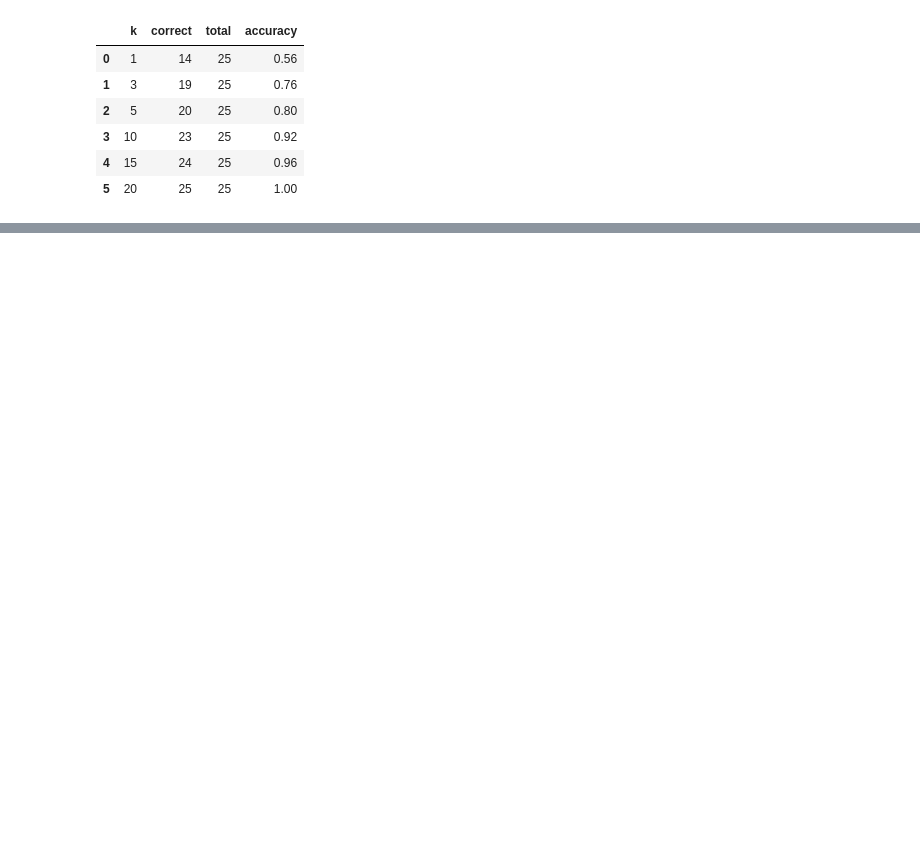
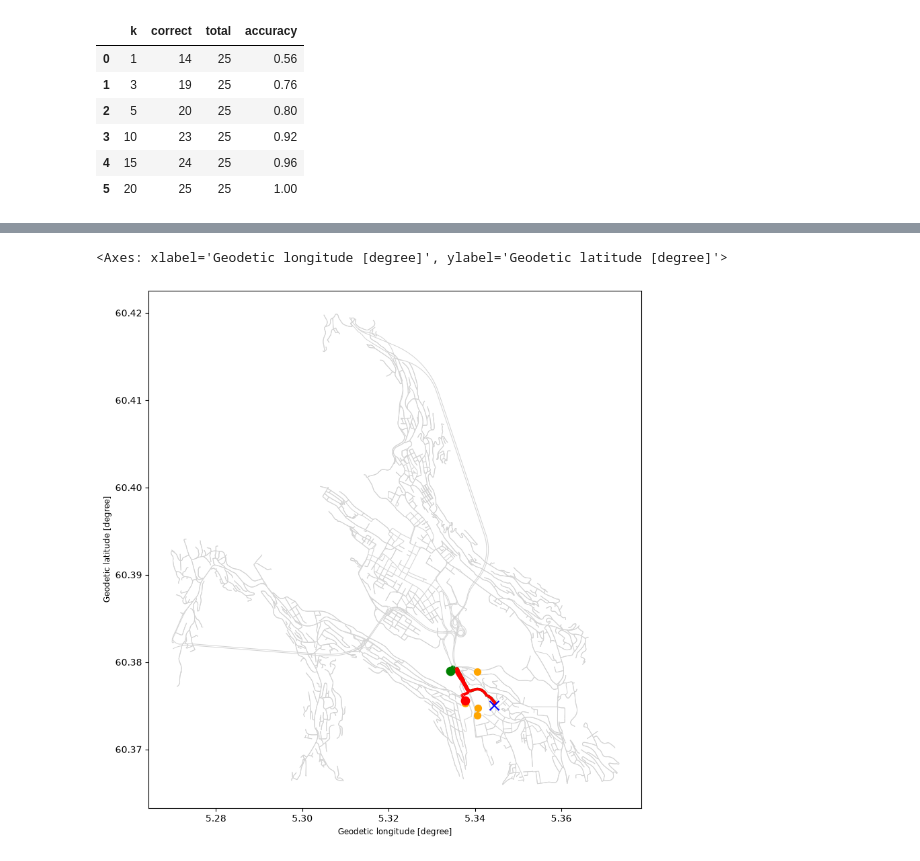
Before and after one commit to hcloenne/nearest-ev-charger, a Jupyter notebook: notebooks/road_network_routing.ipynb, the cells around one changed output, grey strips where cells are left out. Cells and saved outputs as stored; diff of their text form; code cells hidden in the pictures; blank space fills up the shorter version.

```diff
--- a/notebooks/road_network_routing.ipynb
+++ b/notebooks/road_network_routing.ipynb
@@ -1007,3 +1005,7 @@ summary_df
 | 3 | 10 | 23 | 25 | 0.92 |
 | 4 | 15 | 24 | 25 | 0.96 |
 | 5 | 20 | 25 | 25 | 1.00 |
+# %%
+false_case = results_k5.loc[~results_k5["correct"]].iloc[0]
+
+false_case
@@ -1009,0 +1185,64 @@ summary_df
+# %%
+candidates["candidate_rank"] = range(1, len(candidates) + 1)
+# %%
+fig, ax = plt.subplots(figsize=(10, 10))
+
+# Road network
+edges.plot(
+    ax=ax,
+    color="lightgray",
+    linewidth=0.7,
+    zorder=1
+)
+
+# All k candidates
+candidates.plot(
+    ax=ax,
+    color="orange",
+    markersize=50,
+    zorder=3
+)
+
+# Correct route
+brute_edges.plot(
+    ax=ax,
+    color="green",
+    linewidth=3,
+    zorder=4
+)
+
+# Route chosen by candidate method
+candidate_edges.plot(
+    ax=ax,
+    color="red",
+    linewidth=3,
+    zorder=5
+)
+
+# Start point
+start_point_gdf.plot(
+    ax=ax,
+    color="blue",
+    marker="x",
+    markersize=100,
+    zorder=6
+)
+
+# Correct charger
+brute_charger_gdf.plot(
+    ax=ax,
+    color="green",
+    markersize=80,
+    zorder=7
+)
+
+# Chosen charger
+candidate_charger_gdf.plot(
+    ax=ax,
+    color="red",
+    markersize=80,
+    zorder=8
+)
+# %% [output]
+<Axes: xlabel='Geodetic longitude [degree]', ylabel='Geodetic latitude [degree]'>
+[figure, added]
```
Also changed, not shown: parts of 9 cells of this notebook.
